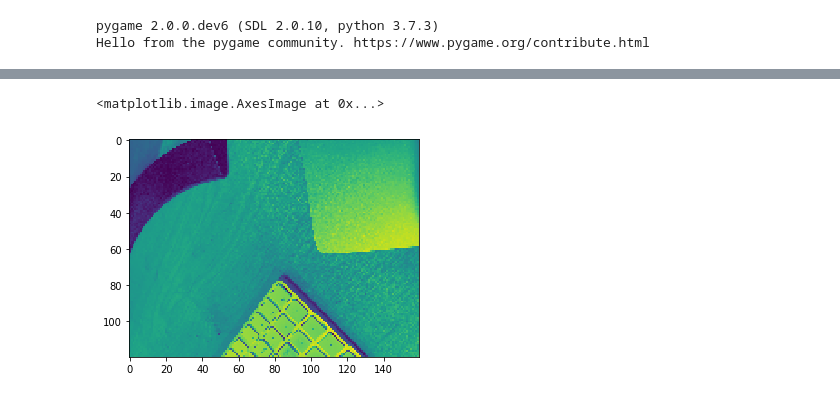
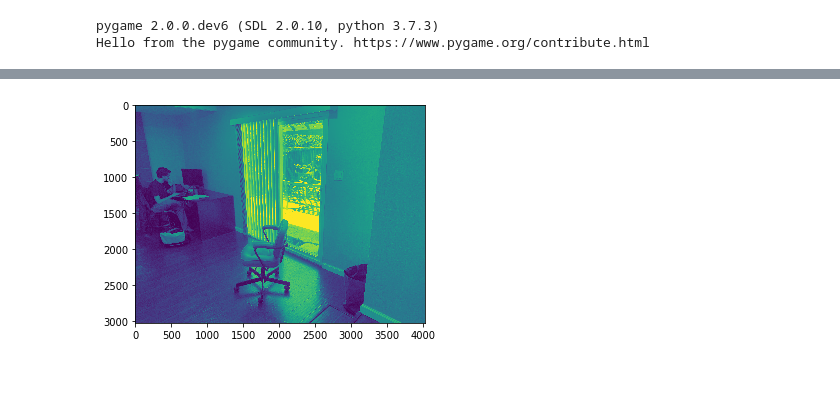
Before and after one commit to robbieculkin/deepoint, a Jupyter notebook: real image.ipynb, the cells around one changed output, grey strips where cells are left out. Drawn from its saved outputs; the diff is of its cells as text; code cells hidden in the pictures.

Commit message:
2 images

```diff
--- a/real image.ipynb
+++ b/real image.ipynb
@@ -28,5 +19,0 @@ ds = cv2.resize(im_gray,(160, 120))
-# %%
-plt.imshow(ds)
-# %% [output]
-<matplotlib.image.AxesImage at 0x...>
-[figure, removed]
@@ -34,0 +20,6 @@ ds_tns = ds.reshape(1, ds.shape[1],ds.shape[0], 1)
+# %%
+im2 = cv2.imread('tests/chair.png')
+im2_gray = im2.mean(axis=2) - im2.mean()
+plt.imshow(im2_gray.reshape(im2.shape[:-1]));
+# %% [output]
+[figure, added]
```
Also changed, not shown: parts of 12 cells of this notebook.
